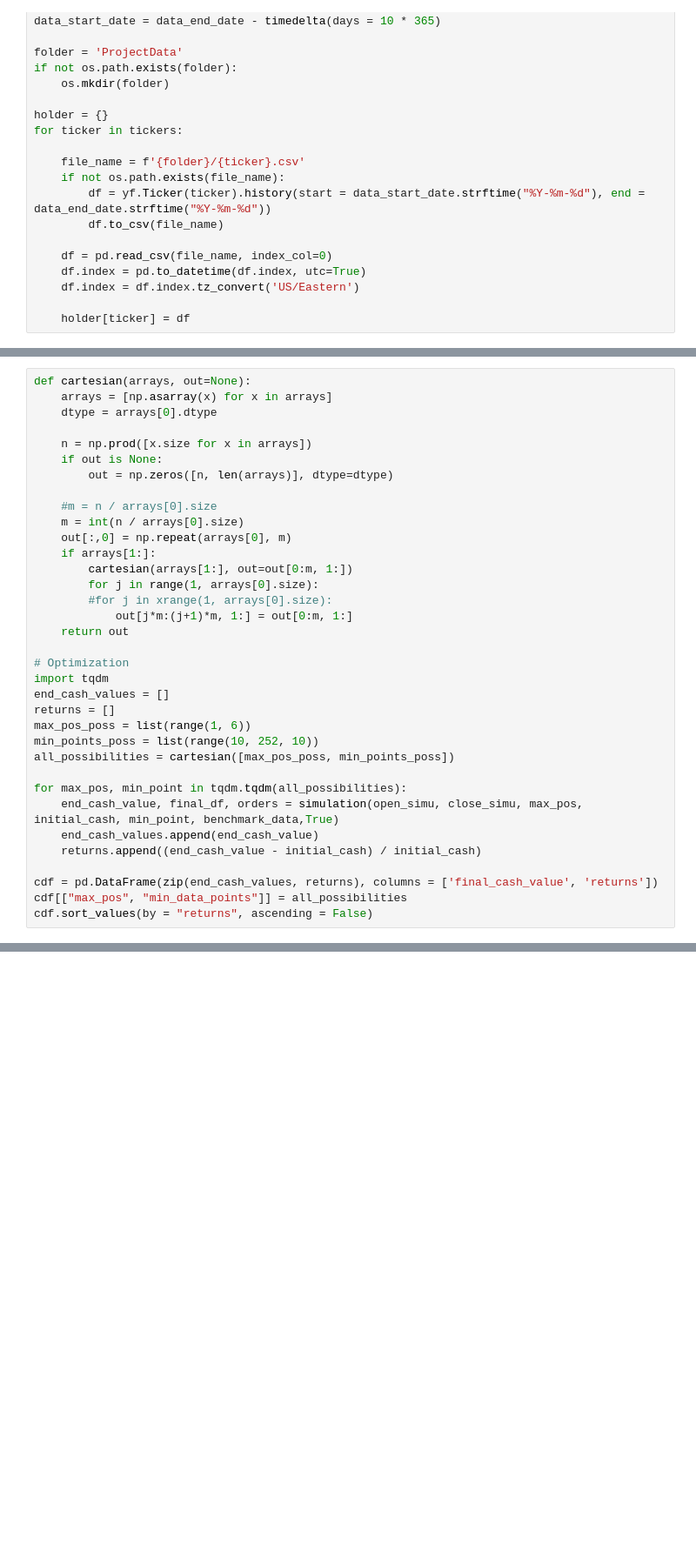
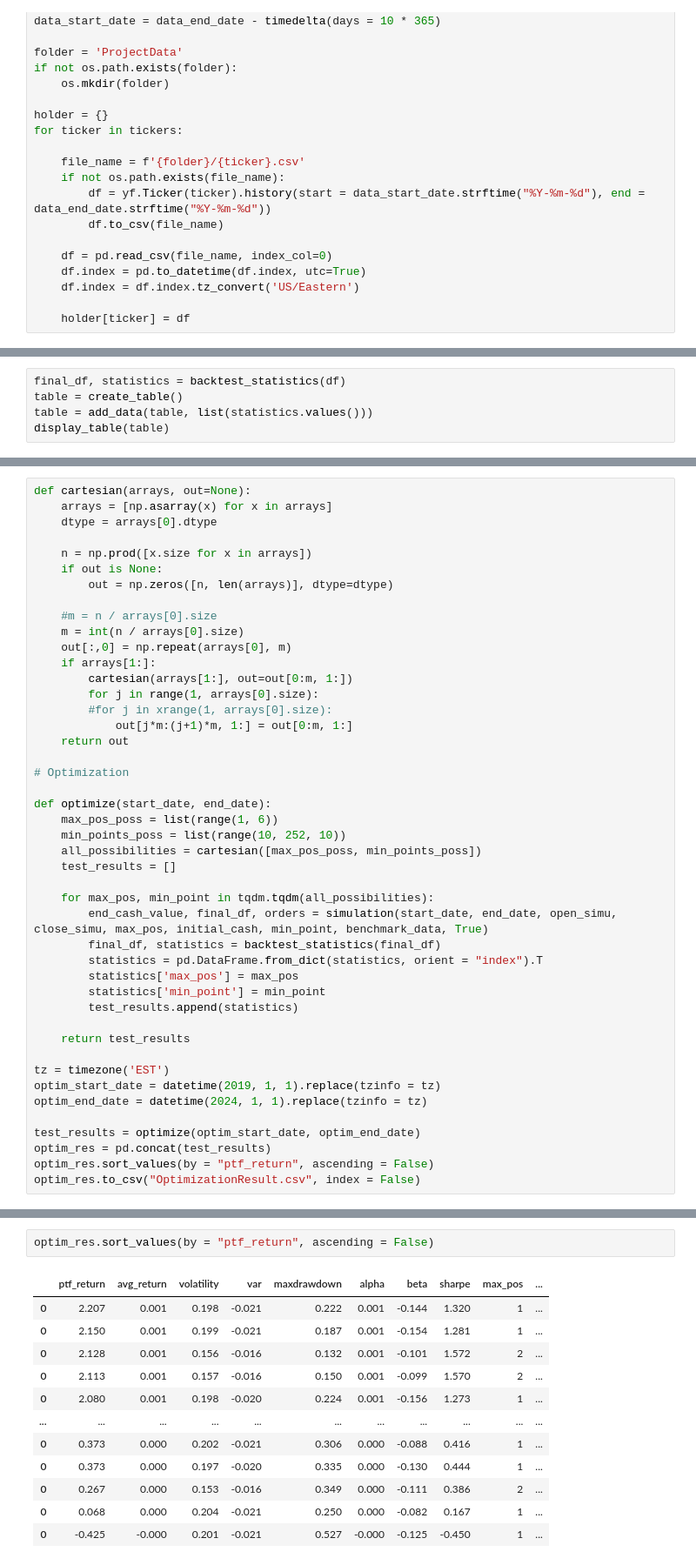
Before and after one commit to hugotang124/ISOM4520GroupProject, a Jupyter notebook: Project.ipynb, the cells around one changed output, grey strips where cells are left out. Shown at 87% size. Drawn from its saved outputs; the diff is of its cells as text; blank space fills up the shorter version.

Commit message:
Finished Optimization Setup

```diff
--- a/Project.ipynb
+++ b/Project.ipynb
@@ -292,0 +251,5 @@ final_df.ptf_return.hist()
+# %%
+final_df, statistics = backtest_statistics(df)
+table = create_table()
+table = add_data(table, list(statistics.values()))
+display_table(table)
@@ -310,18 +279,28 @@ def cartesian(arrays, out=None):
     return out
 
 # Optimization
-import tqdm
-end_cash_values = []
-returns = []
-max_pos_poss = list(range(1, 6))
-min_points_poss = list(range(10, 252, 10))
-all_possibilities = cartesian([max_pos_poss, min_points_poss])
 
-for max_pos, min_point in tqdm.tqdm(all_possibilities):
-    end_cash_value, final_df, orders = simulation(open_simu, close_simu, max_pos, initial_cash, min_point, benchmark_data,True)
-    end_cash_values.append(end_cash_value)
-    returns.append((end_cash_value - initial_cash) / initial_cash)
+def optimize(start_date, end_date):
+    max_pos_poss = list(range(1, 6))
+    min_points_poss = list(range(10, 252, 10))
+    all_possibilities = cartesian([max_pos_poss, min_points_poss])
+    test_results = []
 
-cdf = pd.DataFrame(zip(end_cash_values, returns), columns = ['final_cash_value', 'returns'])
-cdf[["max_pos", "min_data_points"]] = all_possibilities
-cdf.sort_values(by = "returns", ascending = False)
+    for max_pos, min_point in tqdm.tqdm(all_possibilities):
+        end_cash_value, final_df, orders = simulation(start_date, end_date, open_simu, close_simu, max_pos, initial_cash, min_point, benchmark_data, True)
+        final_df, statistics = backtest_statistics(final_df)
+        statistics = pd.DataFrame.from_dict(statistics, orient = "index").T
+        statistics['max_pos'] = max_pos
+        statistics['min_point'] = min_point
+        test_results.append(statistics)
+
+    return test_results
+
+tz = timezone('EST')
+optim_start_date = datetime(2019, 1, 1).replace(tzinfo = tz)
+optim_end_date = datetime(2024, 1, 1).replace(tzinfo = tz)
+
+test_results = optimize(optim_start_date, optim_end_date)
+optim_res = pd.concat(test_results)
+optim_res.sort_values(by = "ptf_return", ascending = False)
+optim_res.to_csv("OptimizationResult.csv", index = False)
@@ -329,0 +307,15 @@ cdf.sort_values(by = "returns", ascending = False)
+# %%
+optim_res.sort_values(by = "ptf_return", ascending = False)
+# %% [output]
+|  | ptf_return | avg_return | volatility | var | maxdrawdown | alpha | beta | sharpe | max_pos | ... |
+| 0 | 2.207 | 0.001 | 0.198 | -0.021 | 0.222 | 0.001 | -0.144 | 1.320 | 1 | ... |
+| 0 | 2.150 | 0.001 | 0.199 | -0.021 | 0.187 | 0.001 | -0.154 | 1.281 | 1 | ... |
+| 0 | 2.128 | 0.001 | 0.156 | -0.016 | 0.132 | 0.001 | -0.101 | 1.572 | 2 | ... |
+| 0 | 2.113 | 0.001 | 0.157 | -0.016 | 0.150 | 0.001 | -0.099 | 1.570 | 2 | ... |
+| 0 | 2.080 | 0.001 | 0.198 | -0.020 | 0.224 | 0.001 | -0.156 | 1.273 | 1 | ... |
+| ... | ... | ... | ... | ... | ... | ... | ... | ... | ... | ... |
+| 0 | 0.373 | 0.000 | 0.202 | -0.021 | 0.306 | 0.000 | -0.088 | 0.416 | 1 | ... |
+| 0 | 0.373 | 0.000 | 0.197 | -0.020 | 0.335 | 0.000 | -0.130 | 0.444 | 1 | ... |
+| 0 | 0.267 | 0.000 | 0.153 | -0.016 | 0.349 | 0.000 | -0.111 | 0.386 | 2 | ... |
+| 0 | 0.068 | 0.000 | 0.204 | -0.021 | 0.250 | 0.000 | -0.082 | 0.167 | 1 | ... |
+| 0 | -0.425 | -0.000 | 0.201 | -0.021 | 0.527 | -0.000 | -0.125 | -0.450 | 1 | ... |
```
Also changed, not shown: parts of 17 cells of this notebook, 2 other files.
